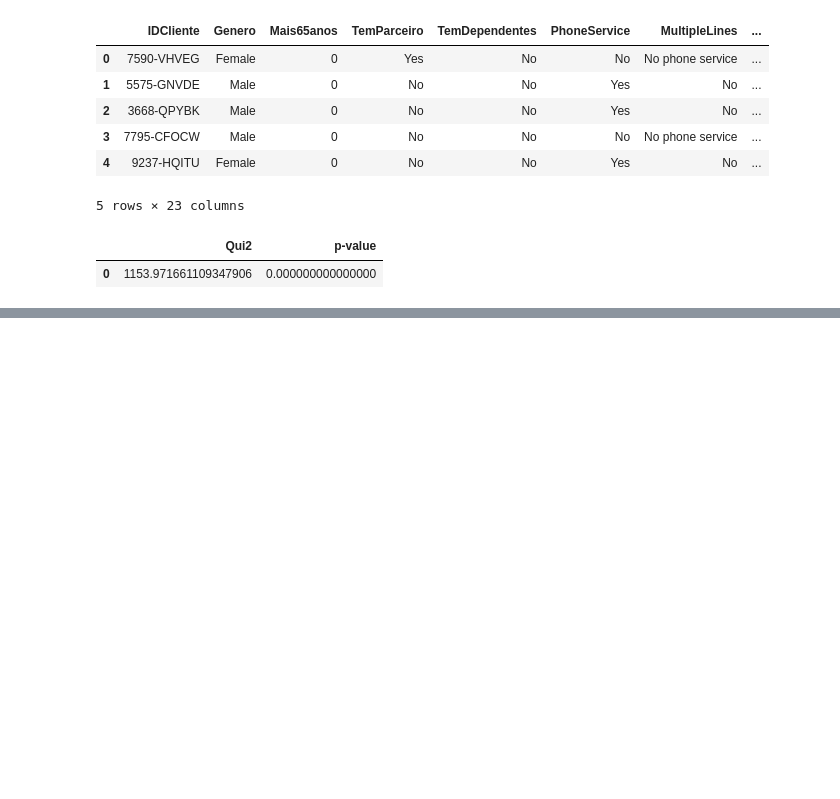
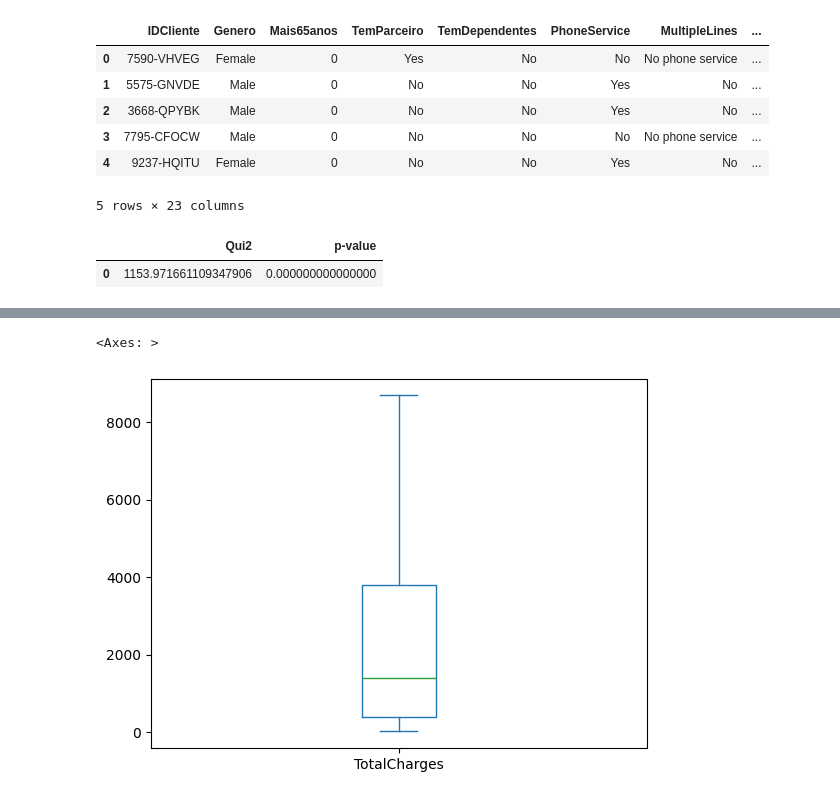
Before and after one commit to EuFontoura/EDAestudos, a Jupyter notebook: eda_churn.ipynb, the cells around one changed output, grey strips where cells are left out. Cells and saved outputs as stored; diff of their text form; code cells hidden in the pictures; blank space fills up the shorter version.

```diff
--- a/eda_churn.ipynb
+++ b/eda_churn.ipynb
@@ -900,0 +923,9 @@ df_chi_scores_churn_mensal
+# %%
+# Remover linhas com valores nulos
+df_churn.dropna(axis=0, inplace=True)
+# %%
+# Box Plot Geral
+df_churn['TotalCharges'].plot.box()
+# %% [output]
+<Axes: >
+[figure, added]
```
Also changed, not shown: parts of 3 cells of this notebook.
